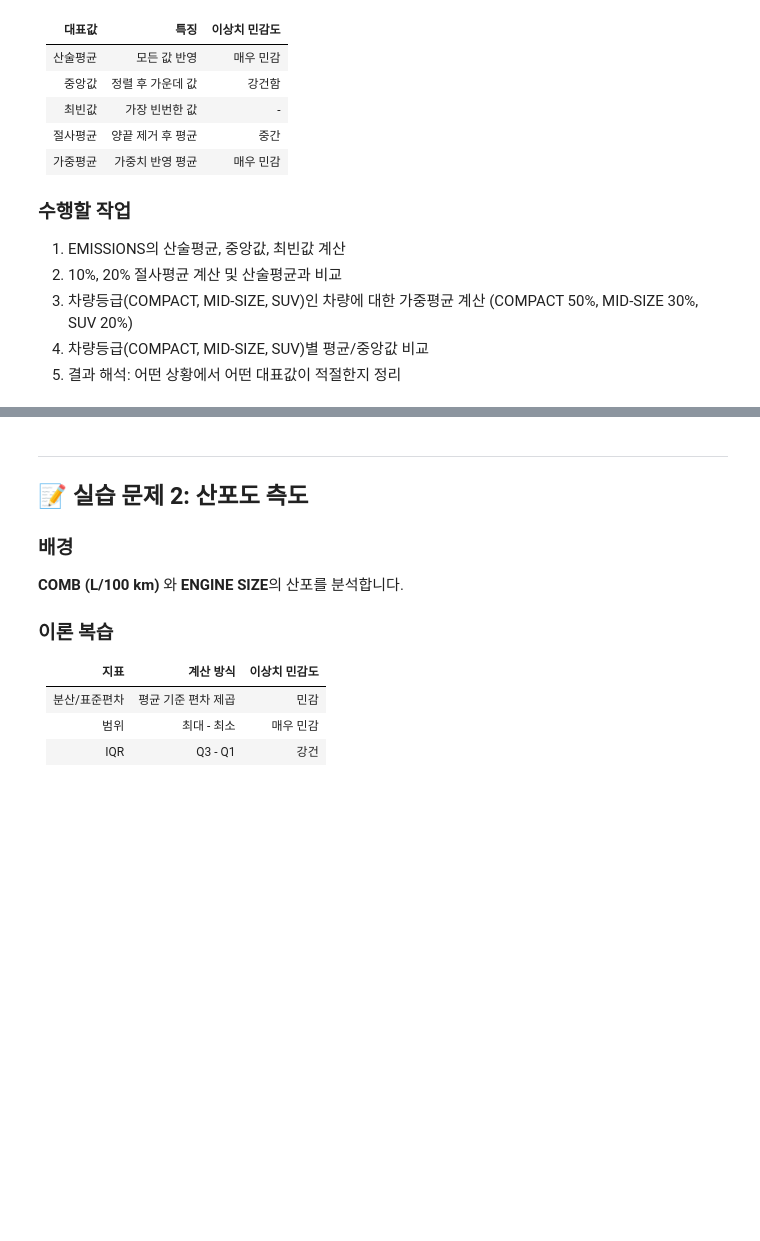
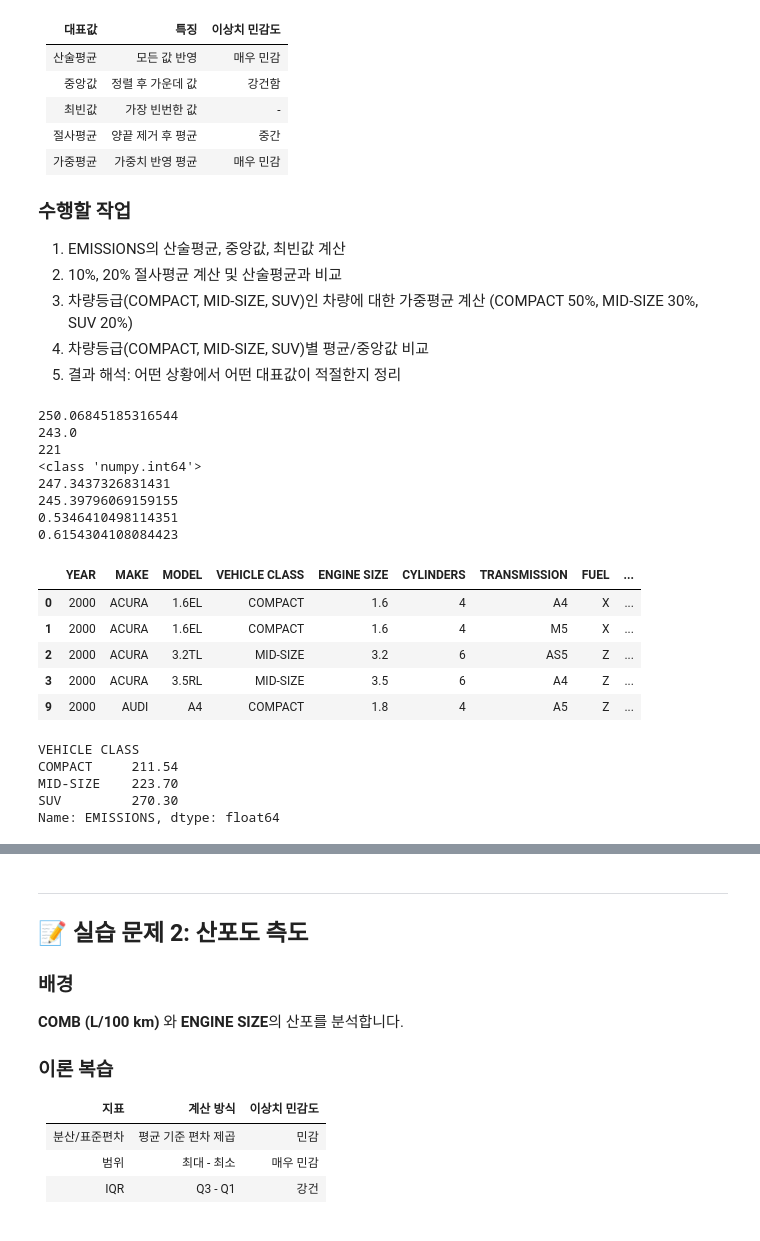
Before and after one commit to SeolMuah/statistics-practice-python, a Jupyter notebook: practice_01_assignment.ipynb, the cells around one changed output, grey strips where cells are left out. Saved outputs shown, nothing was run; the diff lists cells and outputs as text; code cells hidden in the pictures; blank space fills up the shorter version.

```diff
--- a/practice_01_assignment.ipynb
+++ b/practice_01_assignment.ipynb
@@ -167,0 +158,77 @@ Name: count, dtype: int64
+# %%
+# TODO 1: 기본 대표값 계산 (산술평균, 중앙값, 최빈값)
+emissions = df['EMISSIONS']
+
+mean_val = emissions.mean()
+median_val = emissions.median()
+mode_Val = emissions.mode()[0]
+print(mean_val) #250.06
+print(median_val)# 243.0
+print(mode_Val) #221
+print(type(mode_Val)) #<class 'pandas.Series'>
+
+# TODO 2: 절사평균 계산
+trimmed_10 = stats.trim_mean(emissions, 0.1) #10% 상위, 하위 절사 후 평균
+trimmed_20 = stats.trim_mean(emissions, 0.2) #20% 상위, 하위 절사 후 평균
+print(trimmed_10)
+print(trimmed_20)
+
+# 왜도랑 ,첨도도 계산
+print(emissions.skew()) # 0.534 <-- 최빈,중앙값,평균 해석한것과 동일
+print(emissions.kurt()) # 0.61543 <-- 꼬리도 살짝 정규분포보다 두껍구나
+
+# 분포 시각화까지 보면 더 명확!
+
+# TODO 3: 차량등급(COMPACT, MID-SIZE, SUV)인 차량에 대한 가중평균 계산 (COMPACT 50%, MID-SIZE 30%, SUV 20%)
+display(df[(df['VEHICLE CLASS']=='COMPACT') | (df['VEHICLE CLASS']=='MID-SIZE') | (df['VEHICLE CLASS']=='SUV')].head())
+
+emissions_grade_df = df[(df['VEHICLE CLASS']=='COMPACT') | (df['VEHICLE CLASS']=='MID-SIZE') | (df['VEHICLE CLASS']=='SUV')]
+emissions_grade_df = df.loc[df['VEHICLE CLASS'].isin(['COMPACT', 'MID-SIZE', 'SUV'])]
+
+grade_mean = emissions_grade_df.groupby('VEHICLE CLASS')['EMISSIONS'].mean()
+display(grade_mean.round(2))
+# VEHICLE CLASS
+# COMPACT     211.54
+# MID-SIZE    223.70
+# SUV         270.30
+
+weights = np.array([50, 30, 20]) #클래스 별 가중치
+weighted_mean = np.average(grade_mean, weights=weights)
+print(weighted_mean) #226.940
+
+# 가중 평균은 주로 언제 쓰나요??? 학점계산,
+# 고객 등급 --> 최근 구매 횟수, 평균 구매량, 평균 구매 금액 * 3
+
+# TODO 4: 차량등급(COMPACT, MID-SIZE, SUV)별 평균/중앙값 비교
+group_results = emissions_grade_df.groupby('VEHICLE CLASS')['EMISSIONS'].agg([
+    ('평균', 'mean'),
+    ('중앙값', 'median'),
+    ('절사평균(10%)', lambda data : stats.trim_mean(data, 0.1)),
+
+]) #set말고 리스트 쓰기! 순서보장!!
+display(group_results)
+print(group_results)
+
+# TODO 5: 결과 해석 (print문으로 작성)
+# EMISSIONS 컬럼에 대해 어떤 값이 대표값으로 하는게 좋을지
+# print("데이터 분포의 봉우리가 왼쪽에 있고, 오른쪽으로 꼬리가 길고, 오른쪽으로 치우쳐져있다. 중앙값이 적절한 것 같습니다!")
+# %% [output]
+250.06845185316544
+243.0
+221
+<class 'numpy.int64'>
+247.3437326831431
+245.39796069159155
+0.5346410498114351
+0.6154304108084423
+|  | YEAR | MAKE | MODEL | VEHICLE CLASS | ENGINE SIZE | CYLINDERS | TRANSMISSION | FUEL | ... |
+| 0 | 2000 | ACURA | 1.6EL | COMPACT | 1.6 | 4 | A4 | X | ... |
+| 1 | 2000 | ACURA | 1.6EL | COMPACT | 1.6 | 4 | M5 | X | ... |
+| 2 | 2000 | ACURA | 3.2TL | MID-SIZE | 3.2 | 6 | AS5 | Z | ... |
+| 3 | 2000 | ACURA | 3.5RL | MID-SIZE | 3.5 | 6 | A4 | Z | ... |
+| 9 | 2000 | AUDI | A4 | COMPACT | 1.8 | 4 | A5 | Z | ... |
+VEHICLE CLASS
+COMPACT     211.54
+MID-SIZE    223.70
+SUV         270.30
+Name: EMISSIONS, dtype: float64
```
Also changed, not shown: parts of 8 cells of this notebook, 2 other files.
